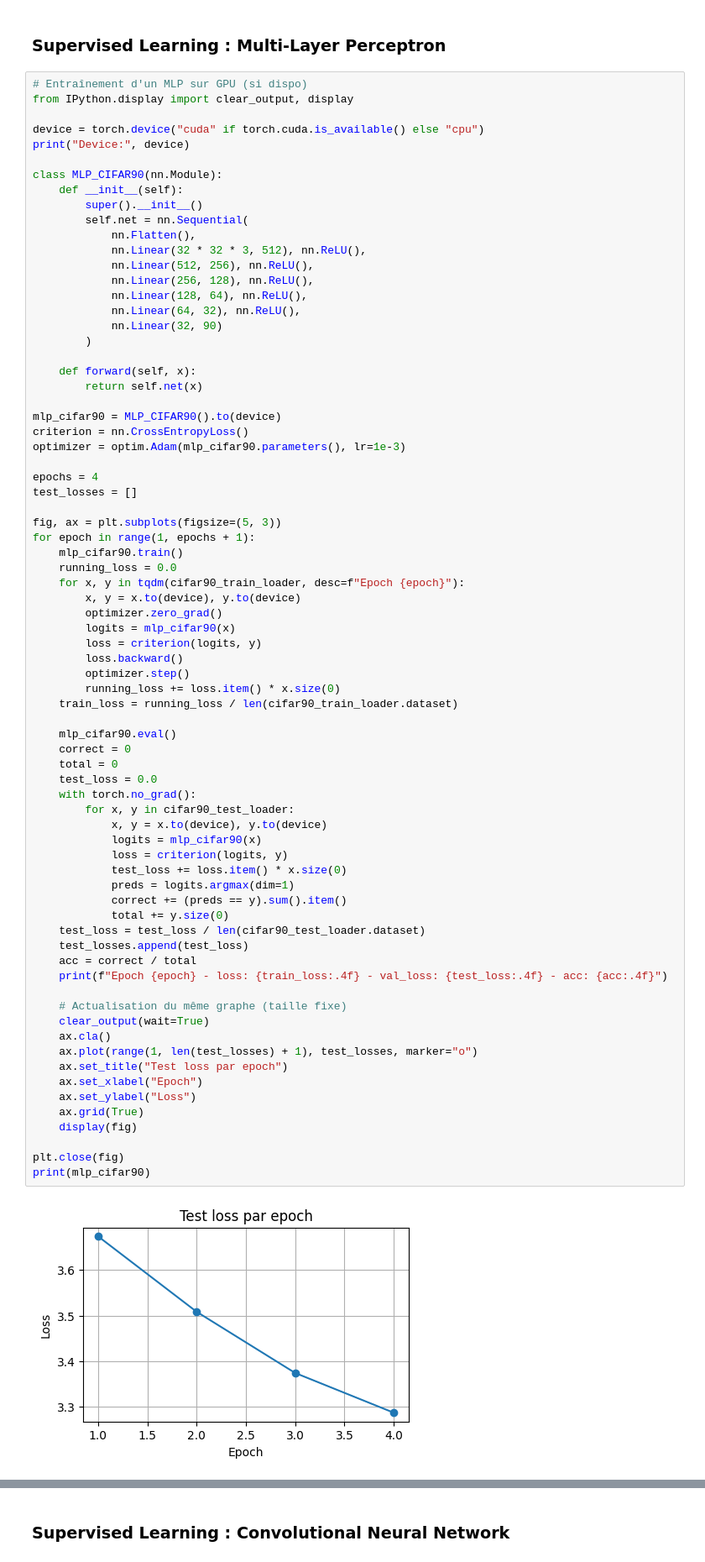
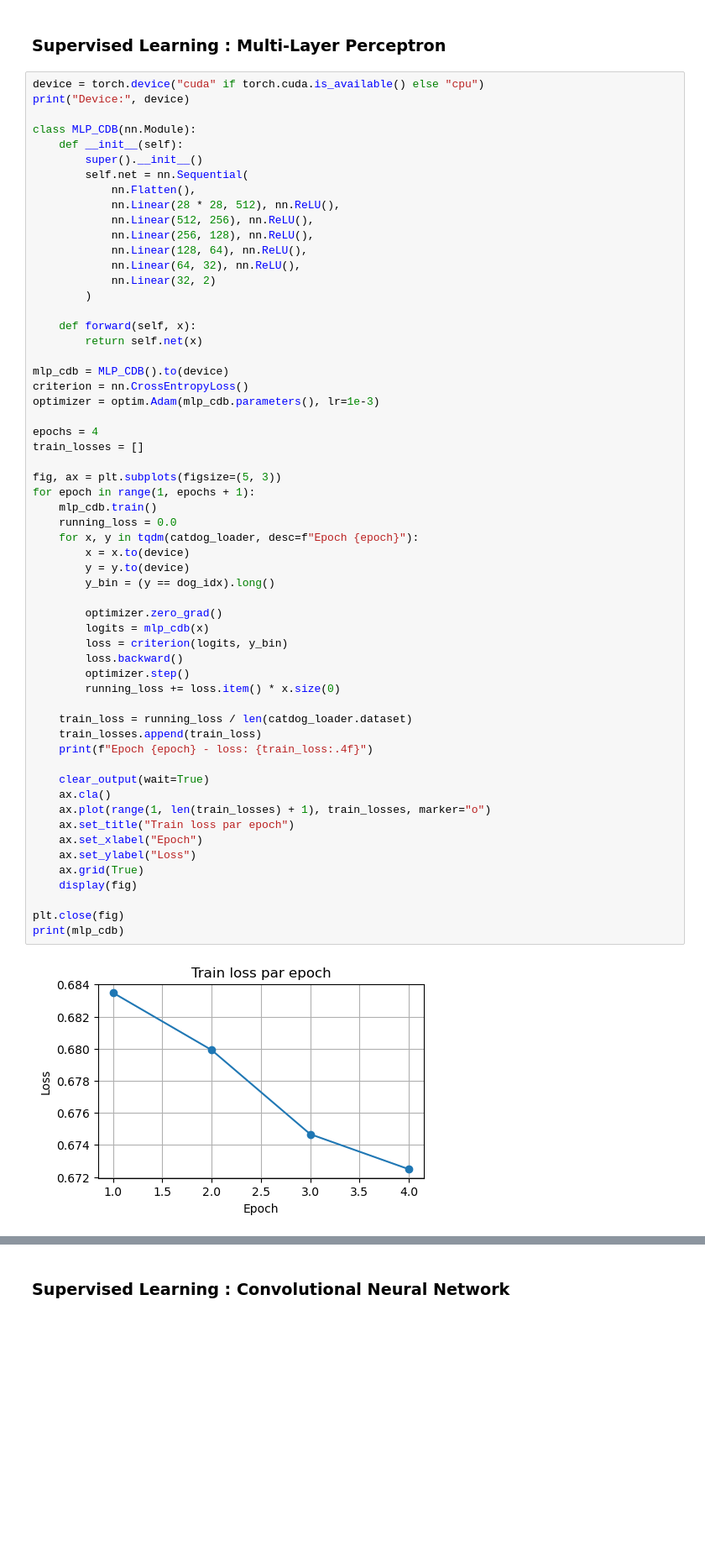
Before and after one commit to francois-thievon/MosAIk, a Jupyter notebook: demonstration/demo_quant_incertitudes.ipynb, the cells around one changed output, grey strips where cells are left out. Shown at 84% size. Saved outputs shown, nothing was run; the diff lists cells and outputs as text; blank space fills up the shorter version.

```diff
--- a/demonstration/demo_quant_incertitudes.ipynb
+++ b/demonstration/demo_quant_incertitudes.ipynb
@@ -1504,78 +1114,62 @@ Examples of CIFAR90 and CIFAR10 images:
 # %% [markdown]
 ### Supervised Learning : Multi-Layer Perceptron
 # %%
-# Entraînement d'un MLP sur GPU (si dispo)
-from IPython.display import clear_output, display
-
 device = torch.device("cuda" if torch.cuda.is_available() else "cpu")
 print("Device:", device)
 
-class MLP_CIFAR90(nn.Module):
+class MLP_CDB(nn.Module):
     def __init__(self):
         super().__init__()
         self.net = nn.Sequential(
             nn.Flatten(),
-            nn.Linear(32 * 32 * 3, 512), nn.ReLU(),
+            nn.Linear(28 * 28, 512), nn.ReLU(),
             nn.Linear(512, 256), nn.ReLU(),
             nn.Linear(256, 128), nn.ReLU(),
             nn.Linear(128, 64), nn.ReLU(),
             nn.Linear(64, 32), nn.ReLU(),
-            nn.Linear(32, 90)
+            nn.Linear(32, 2)
         )
 
     def forward(self, x):
         return self.net(x)
 
-mlp_cifar90 = MLP_CIFAR90().to(device)
+mlp_cdb = MLP_CDB().to(device)
 criterion = nn.CrossEntropyLoss()
-optimizer = optim.Adam(mlp_cifar90.parameters(), lr=1e-3)
+optimizer = optim.Adam(mlp_cdb.parameters(), lr=1e-3)
 
 epochs = 4
-test_losses = []
+train_losses = []
 
 fig, ax = plt.subplots(figsize=(5, 3))
 for epoch in range(1, epochs + 1):
-    mlp_cifar90.train()
+    mlp_cdb.train()
     running_loss = 0.0
-    for x, y in tqdm(cifar90_train_loader, desc=f"Epoch {epoch}"):
-        x, y = x.to(device), y.to(device)
+    for x, y in tqdm(catdog_loader, desc=f"Epoch {epoch}"):
+        x = x.to(device)
+        y = y.to(device)
+        y_bin = (y == dog_idx).long()
+
         optimizer.zero_grad()
-        logits = mlp_cifar90(x)
-        loss = criterion(logits, y)
+        logits = mlp_cdb(x)
+        loss = criterion(logits, y_bin)
         loss.backward()
         optimizer.step()
         running_loss += loss.item() * x.size(0)
-    train_loss = running_loss / len(cifar90_train_loader.dataset)
 
-    mlp_cifar90.eval()
-    correct = 0
-    total = 0
-    test_loss = 0.0
-    with torch.no_grad():
-        for x, y in cifar90_test_loader:
-            x, y = x.to(device), y.to(device)
-            logits = mlp_cifar90(x)
-            loss = criterion(logits, y)
-            test_loss += loss.item() * x.size(0)
-            preds = logits.argmax(dim=1)
-            correct += (preds == y).sum().item()
-            total += y.size(0)
-    test_loss = test_loss / len(cifar90_test_loader.dataset)
-    test_losses.append(test_loss)
-    acc = correct / total
-    print(f"Epoch {epoch} - loss: {train_loss:.4f} - val_loss: {test_loss:.4f} - acc: {acc:.4f}")
+    train_loss = running_loss / len(catdog_loader.dataset)
+    train_losses.append(train_loss)
+    print(f"Epoch {epoch} - loss: {train_loss:.4f}")
 
-    # Actualisation du même graphe (taille fixe)
     clear_output(wait=True)
     ax.cla()
-    ax.plot(range(1, len(test_losses) + 1), test_losses, marker="o")
-    ax.set_title("Test loss par epoch")
+    ax.plot(range(1, len(train_losses) + 1), train_losses, marker="o")
+    ax.set_title("Train loss par epoch")
     ax.set_xlabel("Epoch")
     ax.set_ylabel("Loss")
     ax.grid(True)
     display(fig)
 
 plt.close(fig)
-print(mlp_cifar90)
+print(mlp_cdb)
 # %% [output]
-[figure, old version]
+[figure, new version]
```
Also changed, not shown: parts of 44 cells of this notebook.
